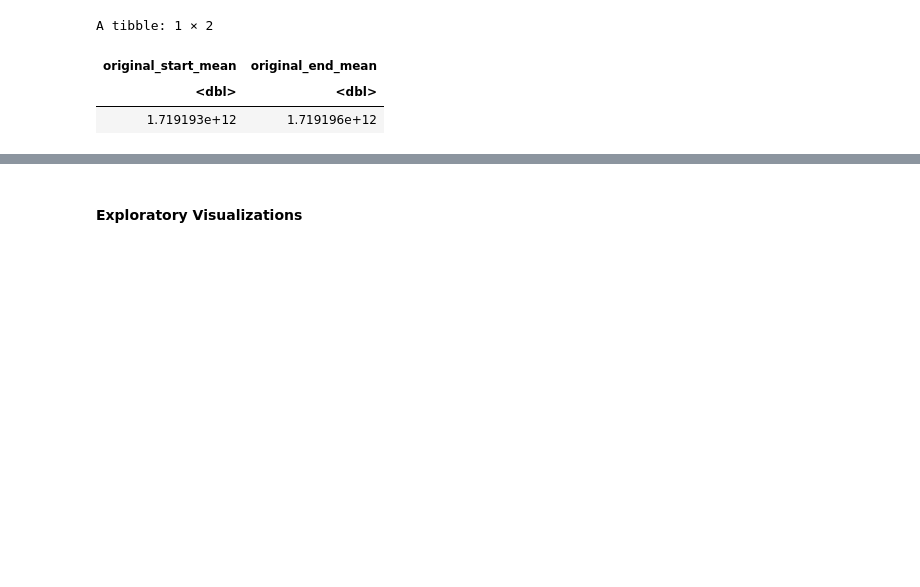
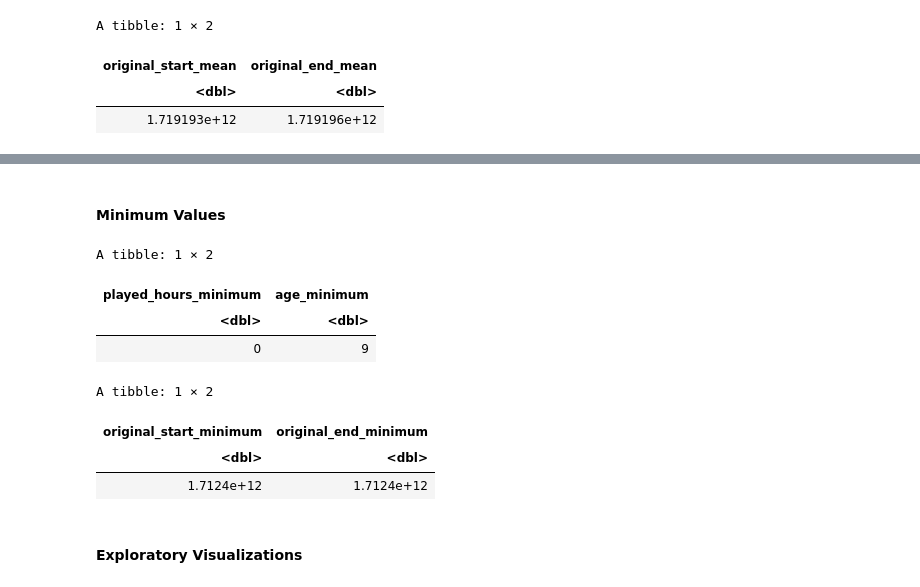
Before and after one commit to arakwon/individual_report, a Jupyter notebook: individual_report.ipynb, the cells around one changed output, grey strips where cells are left out. Drawn from its saved outputs; the diff is of its cells as text; code cells hidden in the pictures; blank space fills up the shorter version.

```diff
--- a/individual_report.ipynb
+++ b/individual_report.ipynb
@@ -255,3 +294,24 @@ A tibble: 1 × 2
+# %% [markdown]
+#### Minimum Values
+# %%
+player_minimums <- player |>
+    summarize(played_hours_minimum = min(played_hours),
+              age_minimum = min(age))
+player_minimums
+
+session_minimums <- session |>
+    summarize(original_start_minimum = min(original_start_time),
+              original_end_minimum = min(original_end_time))
+session_minimums
+# %% [output]
+A tibble: 1 × 2
+| played_hours_minimum | age_minimum |
+| <dbl> | <dbl> |
+| 0 | 9 |
+A tibble: 1 × 2
+| original_start_minimum | original_end_minimum |
+| <dbl> | <dbl> |
+| 1.7124e+12 | 1.7124e+12 |
 # %% [markdown]
 #### Exploratory Visualizations
 # %%
```
Also changed, not shown: parts of 9 cells of this notebook.
